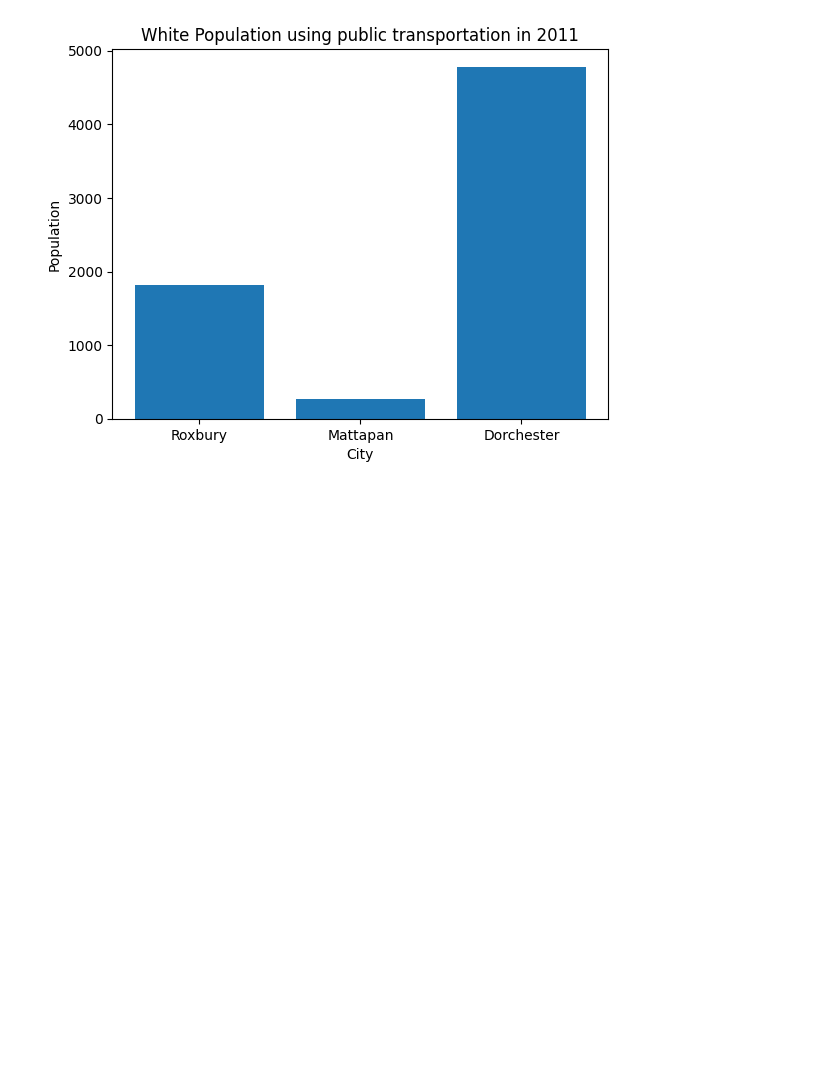
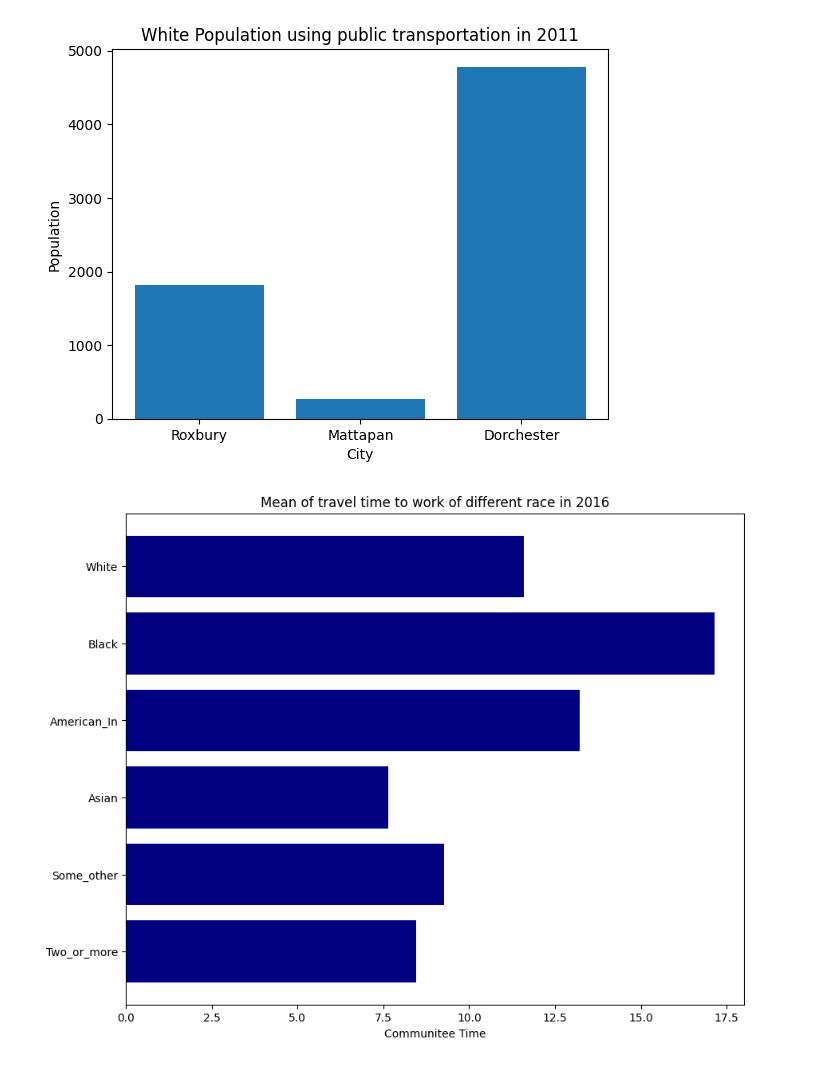
Before and after one commit to BU-Spark/ds-livable-streets-bus-equity, a Jupyter notebook: fa23-team/Xiang_li_Lationx_analysis.ipynb, the cells around one changed output. Drawn from its saved outputs; the diff is of its cells as text; code cells hidden in the pictures; blank space fills up the shorter version.

```diff
--- a/fa23-team/Xiang_li_Lationx_analysis.ipynb
+++ b/fa23-team/Xiang_li_Lationx_analysis.ipynb
@@ -14,0 +34,4 @@ white2011=pd.read_csv('data/White2011.csv')
+# %%
+# * 2 (roundtrip) * 5 days/week * 50 weeks) / 60 min
+def calculation(time):
+    return time*2*5*50/60
@@ -311,3 +352,8 @@ estimate_columns_dor_white = [col for col in Dorcherter_white_data2011.columns i
 sum2011_dor_white=0
 for i in estimate_columns_dor_white:
     sum2011_dor_white=sum2011_dor_white+float(Dorcherter_white_data2011[i][3])
+
+
+white_total_2011=sum2011_rox_white+sum2011_mat_white+sum2011_dor_white
+white_total_2016=sum2016_rox_white+sum2016_mat_white+sum2016_dor_white
+white_total_2021=sum2021_rox_white+sum2021_mat_white+sum2021_dor_white
@@ -313,0 +467,9 @@ for i in estimate_columns_dor_white:
+# %%
+import numpy
+def to_float(value):
+    if isinstance(value, str):  # If value is a string, remove commas and convert to float
+        return float(value.replace(',', ''))
+    elif isinstance(value, (int, float, numpy.int64)):  # If value is already a number, just return it as a float
+        return float(value)
+    else:
+        raise ValueError(f"Cannot convert to float: {value}")
@@ -384,3 +907,36 @@ plt.show()
 [figure]
 [figure]
 [figure]
+# %%
+white_mean_2016=all2016['White alone'].sum()
+Bk_mean_2016=all2016['Black or African American alone'].sum()
+American_In_mean_2016=all2016['American Indian alone'].sum()
+Alska_mean_2016=all2016['Alaska Native alone'].sum()
+Asian_mean_2016=all2016['Asian alone'].sum()
+Native_H_mean_2016=all2016['Native Hawaiian and Other Pacific Islander alone'].sum()
+Some_other__mean_2016=all2016["Some Other Race alone"].sum()
+Two_or_more_2016=all2016["Two or More Races"].sum()
+
+white_mean_2016=calculation(white_mean_2016)
+Bk_mean_2016=calculation(Bk_mean_2016)
+American_In_mean_2016=calculation(American_In_mean_2016)
+Alska_mean_2016=calculation(Alska_mean_2016)
+Asian_mean_2016=calculation(Asian_mean_2016)
+Native_H_mean_2016=calculation(Native_H_mean_2016)
+Some_other__mean_2016=calculation(Some_other__mean_2016)
+Two_or_more_2016=calculation(Two_or_more_2016)
+
+race_list2016=["White","Black","American_In","Asian","Some_other","Two_or_more"]
+data_list2016=[white_mean_2016/white_total_2016,Bk_mean_2016/white_total_2016,American_In_mean_2016/americanindian_total_2016,Asian_mean_2016/asian_total_2016,Some_other__mean_2016/someother_total_2016,Two_or_more_2016/twoormore_total_2016]
+
+
+
+
+plt.figure(figsize=(10, 8))
+plt.barh(race_list2016, data_list2016, color='navy')
+plt.xlabel('Communitee Time')
+plt.title("Mean of travel time to work of different race in 2016")
+plt.gca().invert_yaxis()  # Invert y-axis to match the provided graph's order
+plt.show()
+# %% [output]
+[figure, added]
```
Also changed, not shown: parts of 15 cells of this notebook.
